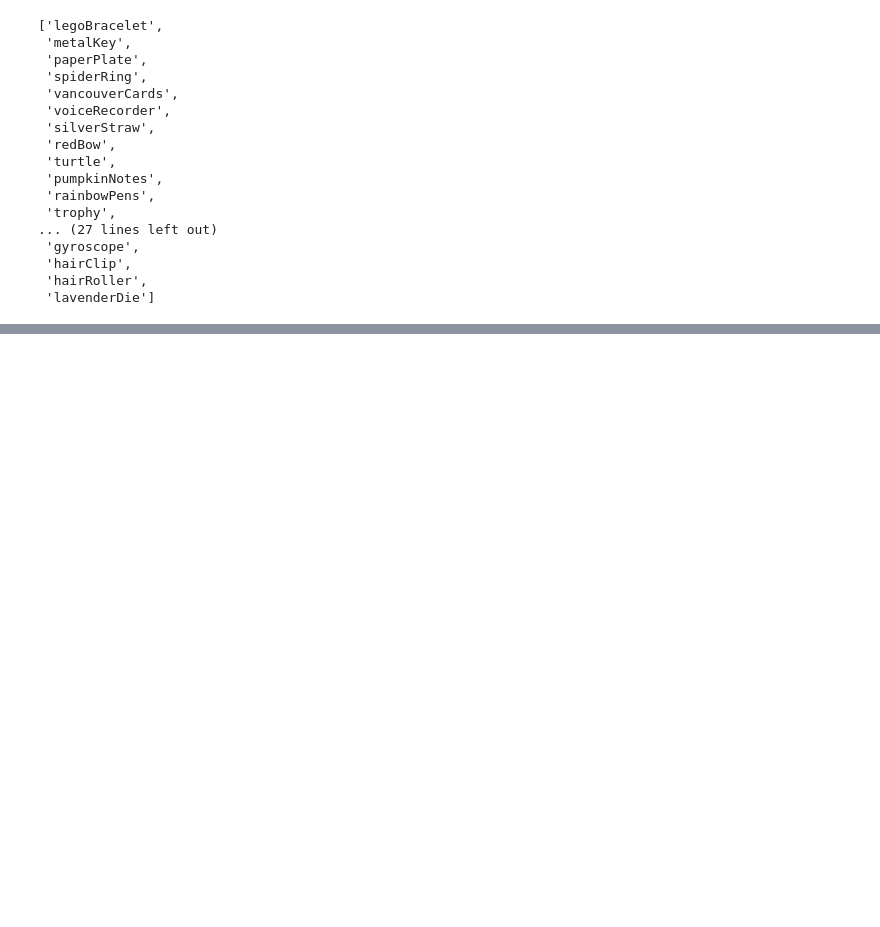
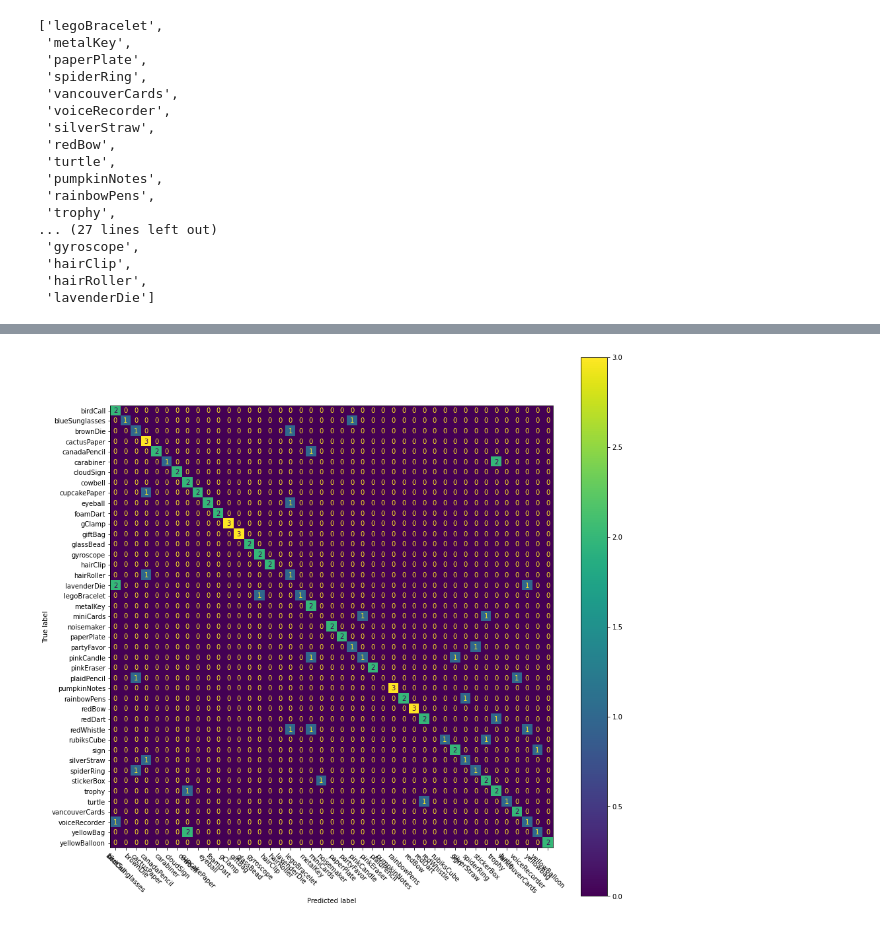
Before and after one commit to JfmGijsbers/2AMV10-group-16, a Jupyter notebook: run2.ipynb, the cells around one changed output, grey strips where cells are left out. Saved outputs shown, nothing was run; the diff lists cells and outputs as text; code cells hidden in the pictures; blank space fills up the shorter version.

```diff
--- a/run2.ipynb
+++ b/run2.ipynb
@@ -557,34 +691,37 @@ def preds_to_json(test_set=X_test, plot=True):
   model = load_model_from_file(PATH_m, "toy_example", ".h5")
   preds = model.predict(X_test)
 
   a2 = np.argmax(preds, axis=1)
   a1 = np.argmax(y_test, axis=1)
 
   a_names = np.vectorize(classes.get)(a1)
   b_names = np.vectorize(classes.get)(a2)
 
   data = confusion_matrix(a_names, b_names)
 
   manual_dict = {}
   i = 0
   for col in data:
     colname = np.unique(a_names)[i]
     # print(colname)
 
     temp_dict = {str(colname) : data[i].tolist()}
     # print(temp_dict)
     manual_dict.update(temp_dict)
     i+=1
 
   with open('cm.json', 'w') as file:
       json.dump(manual_dict, file)
 
   if plot:
     cm = ConfusionMatrixDisplay(confusion_matrix(a_names, b_names), display_labels=np.unique(a_names))
-    cm.plot()
-    plt.xticks(rotation = 45)
+    fig, ax = plt.subplots(figsize=(15,15))
+    cm.plot(ax=ax)
+    plt.xticks(rotation = -45)
     plt.show()
 
 preds_to_json()
+# %% [output]
+[figure, added]
 # %%
 print(PATH_m)
```
Also changed, not shown: parts of 33 cells of this notebook.
